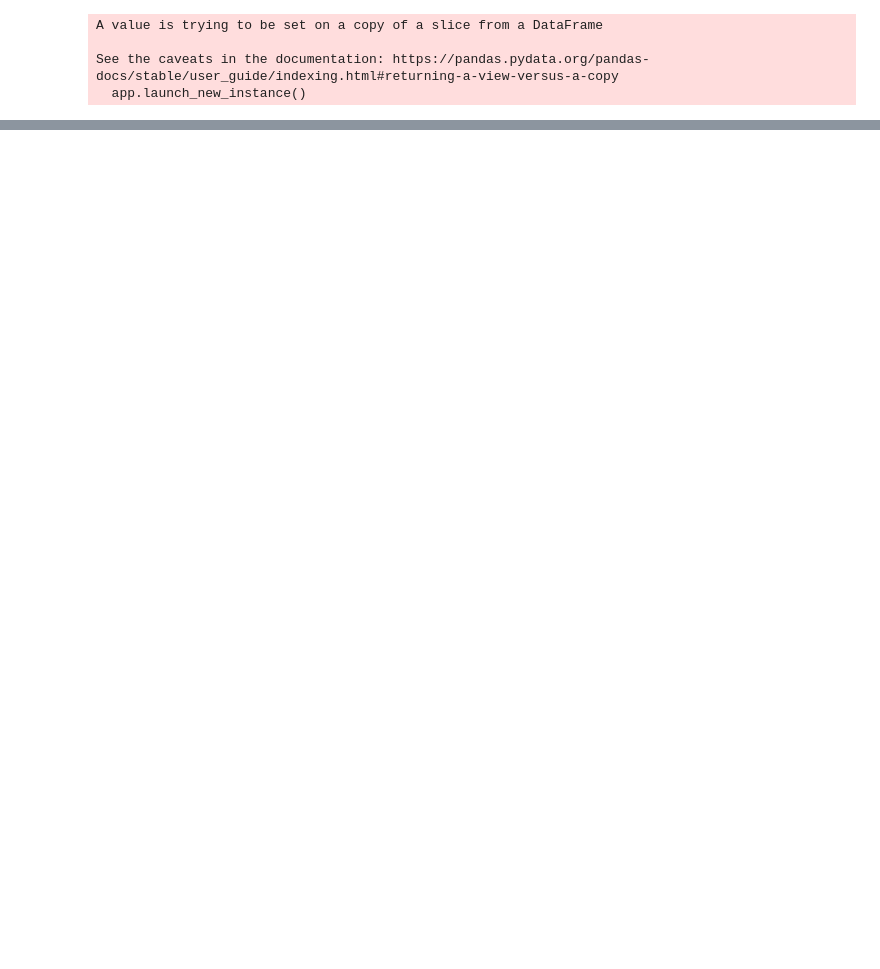
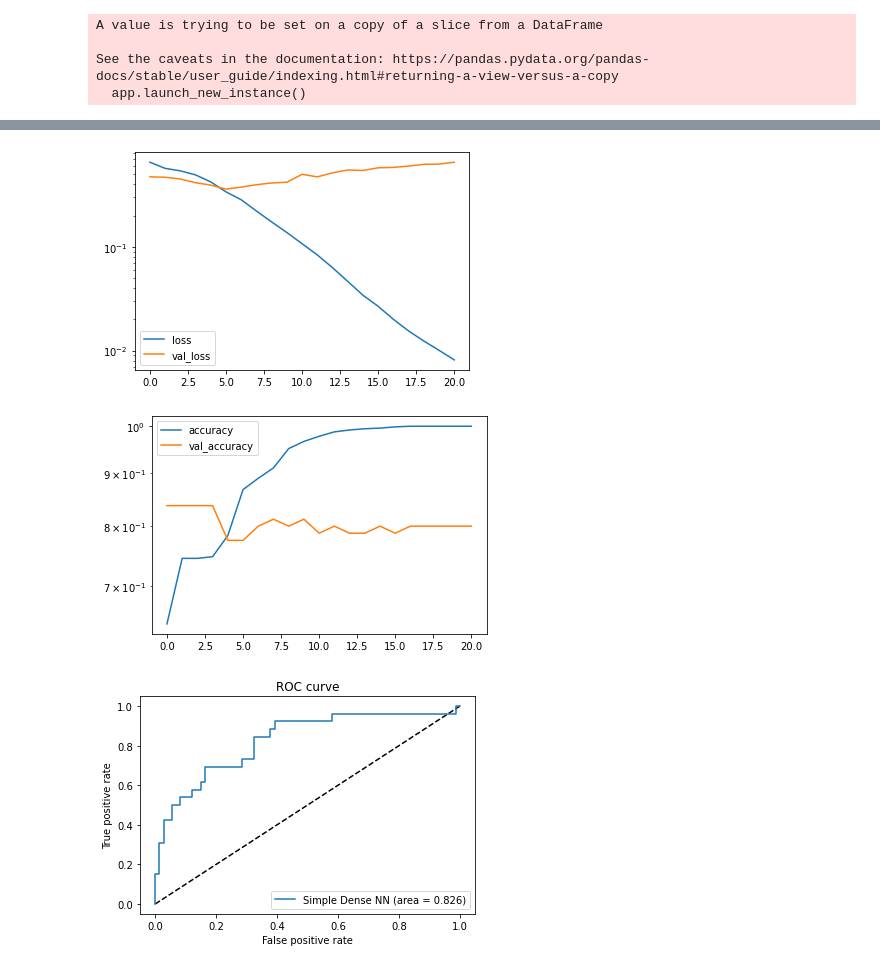
Before and after one commit to NUS-Fintech-Society/Insurance-Fraud-Detection, a Jupyter notebook: neural_network.ipynb, the cells around one changed output, grey strips where cells are left out. Drawn from its saved outputs; the diff is of its cells as text; code cells hidden in the pictures; blank space fills up the shorter version.

```diff
--- a/neural_network.ipynb
+++ b/neural_network.ipynb
@@ -43,6 +45,7 @@ for col in categorical.columns:
                 break
     new_categorical[col] = new_col
 categorical = new_categorical
+numerical = numerical/numerical.mean()
 # %% [output]
 A value is trying to be set on a copy of a slice from a DataFrame
 
@@ -86,11 +118,13 @@ keras.utils.plot_model(model)
 # %%
 bestValLoss = keras.callbacks.EarlyStopping(
-    monitor='val_loss', min_delta=0, patience=100, verbose=0,
+    monitor='val_loss', min_delta=0, patience=15, verbose=0,
     mode='auto', baseline=None, restore_best_weights=True
     )
 
 
-hist = model.fit([np.array(numerical).astype(float), array], np.array(df['fraud_reported']),
+hist = model.fit(x = [np.array(X_numerical_train).astype(float), np.array(X_categorical_train)],
+                 y = np.array(Y_train),
+                 validation_data = ([np.array(X_numerical_val).astype(float), np.array(X_categorical_val)], np.array(Y_val)),
                  epochs=1000,
                  validation_split = 0.1,
                  callbacks = [bestValLoss],
@@ -141,0 +159,24 @@ results
+# %%
+results[['loss','val_loss']].plot(logy=True)
+results[['accuracy','val_accuracy']].plot(logy=True)
+plt.show()
+
+from sklearn.metrics import roc_curve
+from sklearn.metrics import auc
+
+y_pred = model.predict([np.array(X_numerical_test).astype(float), np.array(X_categorical_test)]).ravel()
+fpr, tpr, thresholds = roc_curve(np.array(Y_test), y_pred)
+auc = auc(fpr, tpr)
+
+plt.figure(1)
+plt.plot([0, 1], [0, 1], 'k--')
+plt.plot(fpr, tpr, label='Simple Dense NN (area = {:.3f})'.format(auc))
+plt.xlabel('False positive rate')
+plt.ylabel('True positive rate')
+plt.title('ROC curve')
+plt.legend(loc='best')
+plt.show()
+# %% [output]
+[figure, added]
+[figure, added]
+[figure, added]
```
Also changed, not shown: parts of 8 cells of this notebook.
